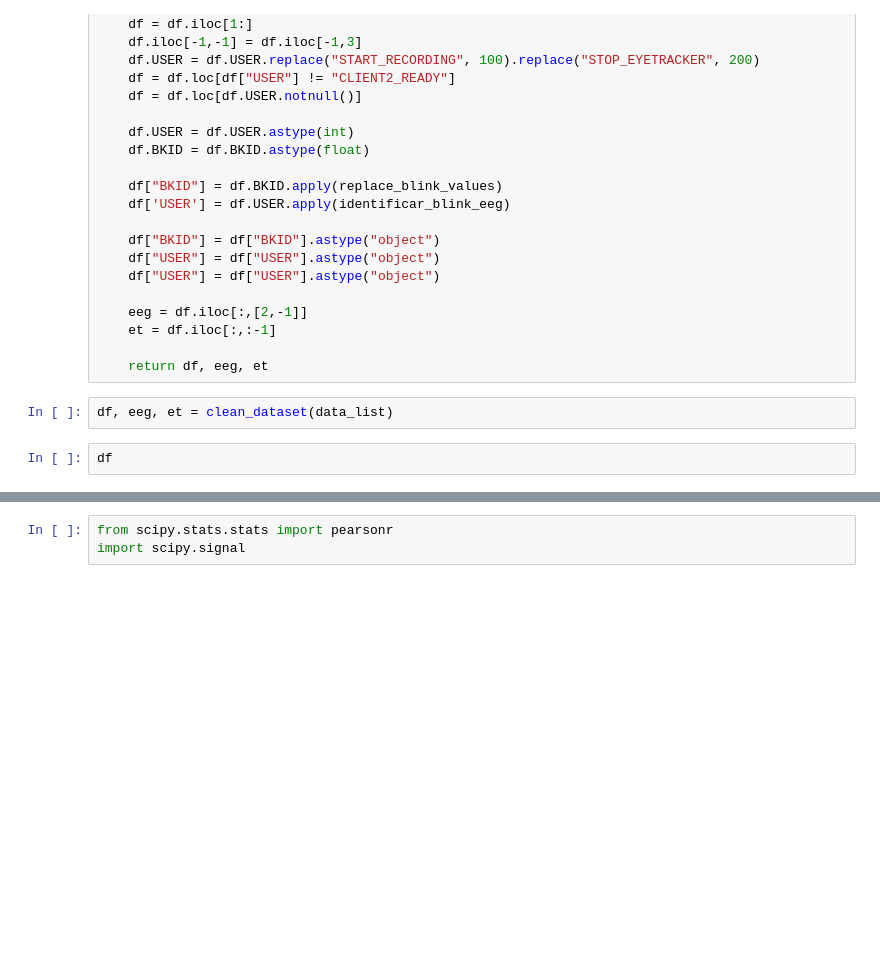
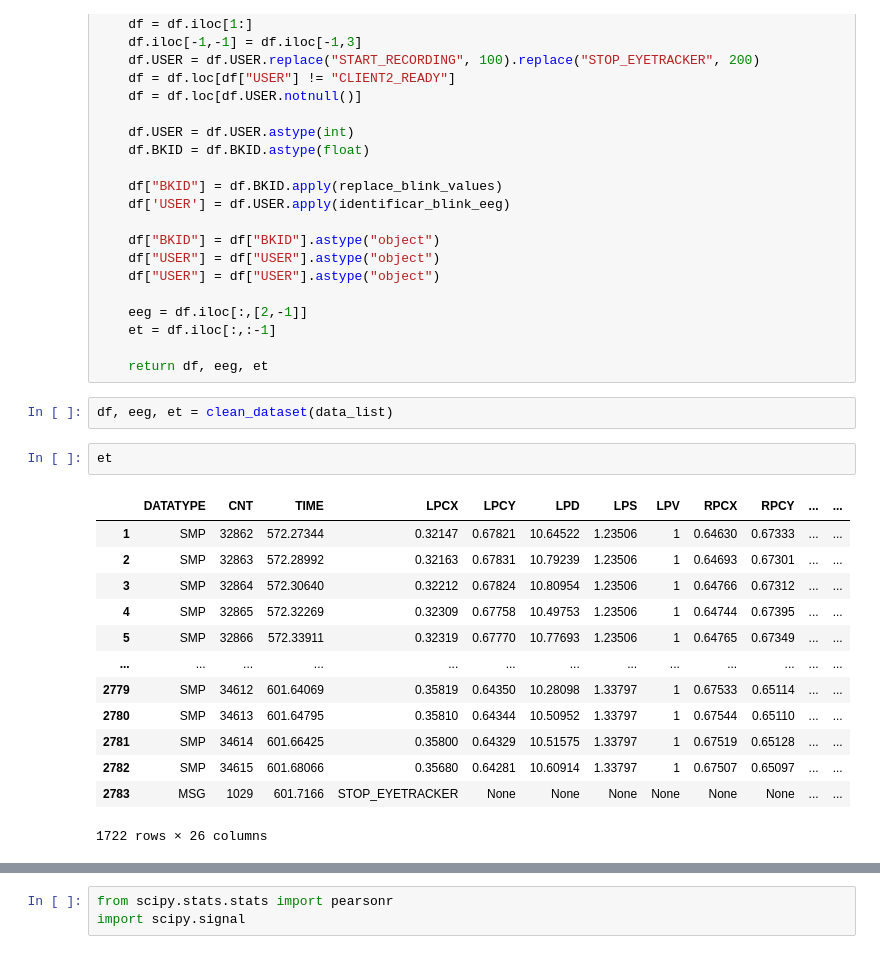
Before and after one commit to anapaulasandes/ppgeb_masters, a Jupyter notebook: python_syncronization/calculte_syncronization.ipynb, the cells around one changed output, grey strips where cells are left out. Cells and saved outputs as stored; diff of their text form; blank space fills up the shorter version.

```diff
--- a/python_syncronization/calculte_syncronization.ipynb
+++ b/python_syncronization/calculte_syncronization.ipynb
@@ -55,5 +55,19 @@ def clean_dataset(data_list):
     return df, eeg, et
 # %%
 df, eeg, et = clean_dataset(data_list)
-# %%
-df
+# %%
+et
+# %% [output]
+|  | DATATYPE | CNT | TIME | LPCX | LPCY | LPD | LPS | LPV | RPCX | RPCY | ... | ... |
+| 1 | SMP | 32862 | 572.27344 | 0.32147 | 0.67821 | 10.64522 | 1.23506 | 1 | 0.64630 | 0.67333 | ... | ... |
+| 2 | SMP | 32863 | 572.28992 | 0.32163 | 0.67831 | 10.79239 | 1.23506 | 1 | 0.64693 | 0.67301 | ... | ... |
+| 3 | SMP | 32864 | 572.30640 | 0.32212 | 0.67824 | 10.80954 | 1.23506 | 1 | 0.64766 | 0.67312 | ... | ... |
+| 4 | SMP | 32865 | 572.32269 | 0.32309 | 0.67758 | 10.49753 | 1.23506 | 1 | 0.64744 | 0.67395 | ... | ... |
+| 5 | SMP | 32866 | 572.33911 | 0.32319 | 0.67770 | 10.77693 | 1.23506 | 1 | 0.64765 | 0.67349 | ... | ... |
+| ... | ... | ... | ... | ... | ... | ... | ... | ... | ... | ... | ... | ... |
+| 2779 | SMP | 34612 | 601.64069 | 0.35819 | 0.64350 | 10.28098 | 1.33797 | 1 | 0.67533 | 0.65114 | ... | ... |
+| 2780 | SMP | 34613 | 601.64795 | 0.35810 | 0.64344 | 10.50952 | 1.33797 | 1 | 0.67544 | 0.65110 | ... | ... |
+| 2781 | SMP | 34614 | 601.66425 | 0.35800 | 0.64329 | 10.51575 | 1.33797 | 1 | 0.67519 | 0.65128 | ... | ... |
+| 2782 | SMP | 34615 | 601.68066 | 0.35680 | 0.64281 | 10.60914 | 1.33797 | 1 | 0.67507 | 0.65097 | ... | ... |
+| 2783 | MSG | 1029 | 601.7166 | STOP_EYETRACKER | None | None | None | None | None | None | ... | ... |
+1722 rows × 26 columns
```
Also changed, not shown: parts of 10 cells of this notebook, 57 other files.
